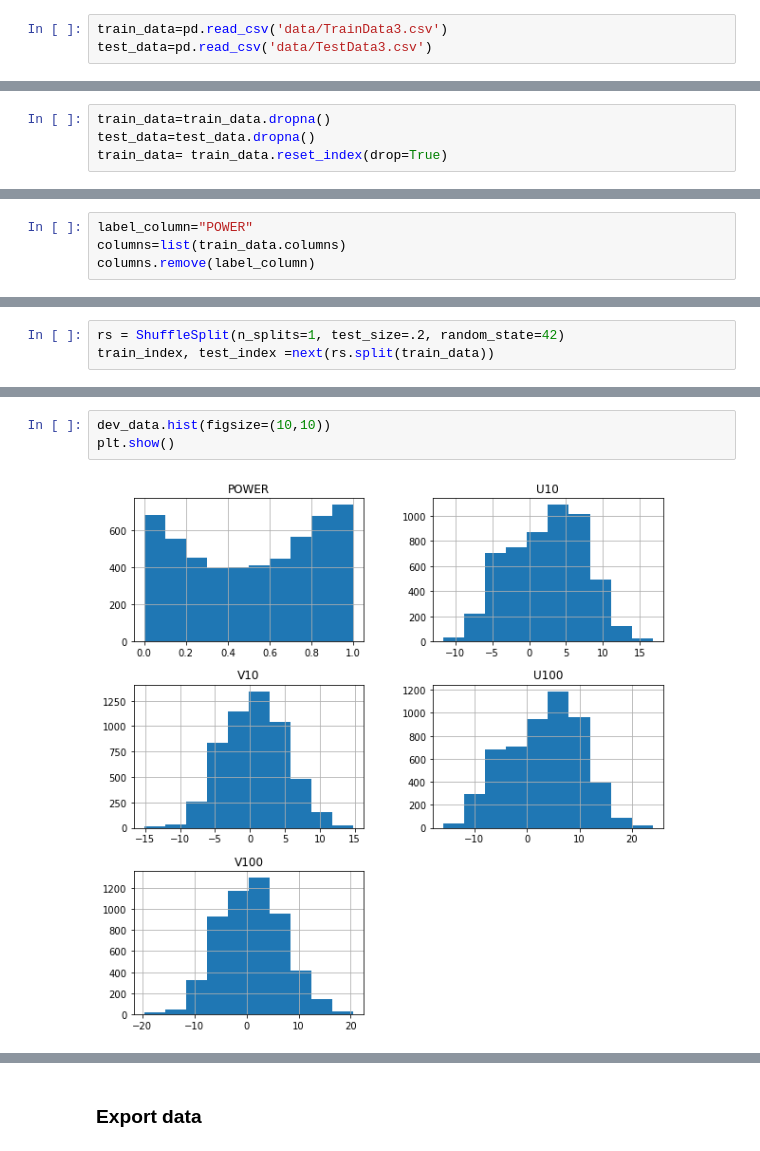
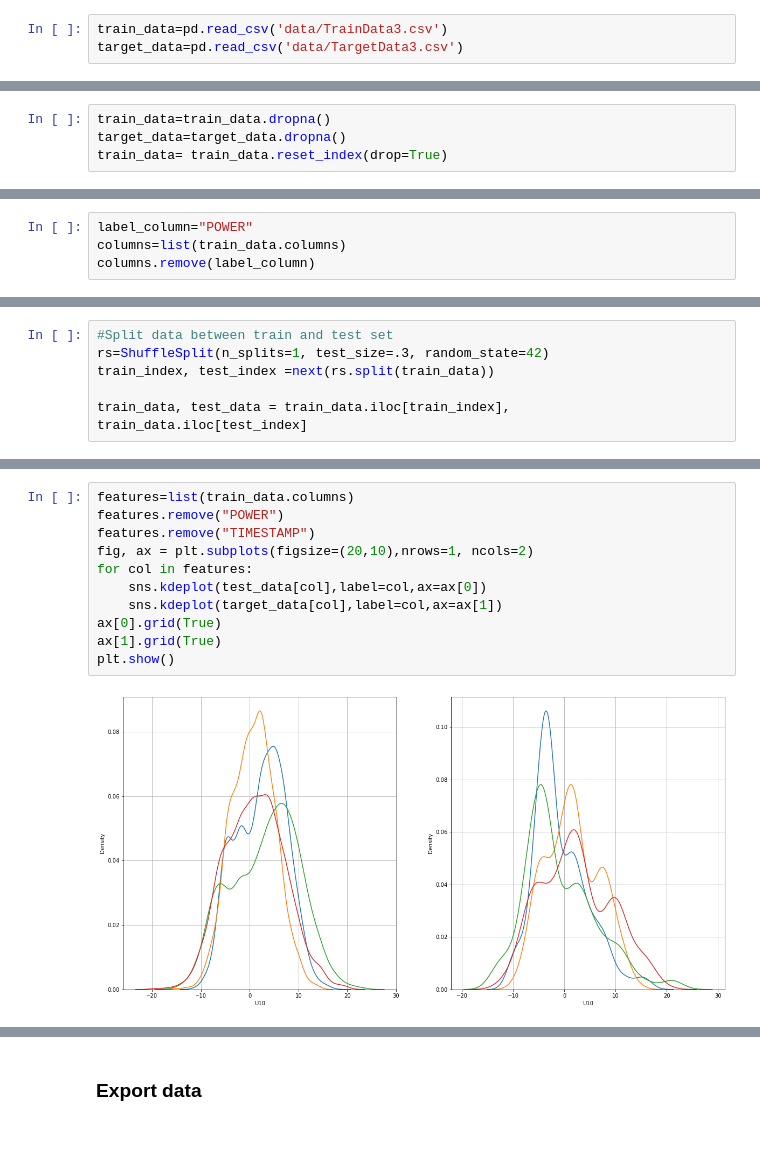
Before and after one commit to YasminaKerkeb/wind-energy-forecasting, a Jupyter notebook: preprocess.ipynb, the cells around one changed output, grey strips where cells are left out. Drawn from its saved outputs; the diff is of its cells as text.

```diff
--- a/preprocess.ipynb
+++ b/preprocess.ipynb
@@ -12,6 +29,6 @@ import torch
 # %%
 train_data=pd.read_csv('data/TrainData3.csv')
-test_data=pd.read_csv('data/TestData3.csv')
+target_data=pd.read_csv('data/TargetData3.csv')
 # %%
 train_data.describe()
 # %% [output]
@@ -52,5 +57,5 @@ plt.show()
 ### Preprocessing
 # %%
 train_data=train_data.dropna()
-test_data=test_data.dropna()
+target_data=target_data.dropna()
 train_data= train_data.reset_index(drop=True)
@@ -63,3 +96,6 @@ columns.remove(label_column)
 # %%
-rs = ShuffleSplit(n_splits=1, test_size=.2, random_state=42)
+#Split data between train and test set
+rs=ShuffleSplit(n_splits=1, test_size=.3, random_state=42)
 train_index, test_index =next(rs.split(train_data))
+
+train_data, test_data = train_data.iloc[train_index], train_data.iloc[test_index]
@@ -73,5 +102,13 @@ plt.show()
-# %%
-dev_data.hist(figsize=(10,10))
-plt.show()
-# %% [output]
-[figure, removed]
+# %%
+features=list(train_data.columns)
+features.remove("POWER")
+features.remove("TIMESTAMP")
+fig, ax = plt.subplots(figsize=(20,10),nrows=1, ncols=2)
+for col in features:
+    sns.kdeplot(test_data[col],label=col,ax=ax[0])
+    sns.kdeplot(target_data[col],label=col,ax=ax[1])
+ax[0].grid(True)
+ax[1].grid(True)
+plt.show()
+# %% [output]
+[figure, added]
```
Also changed, not shown: parts of 17 cells of this notebook, 8 other files.
